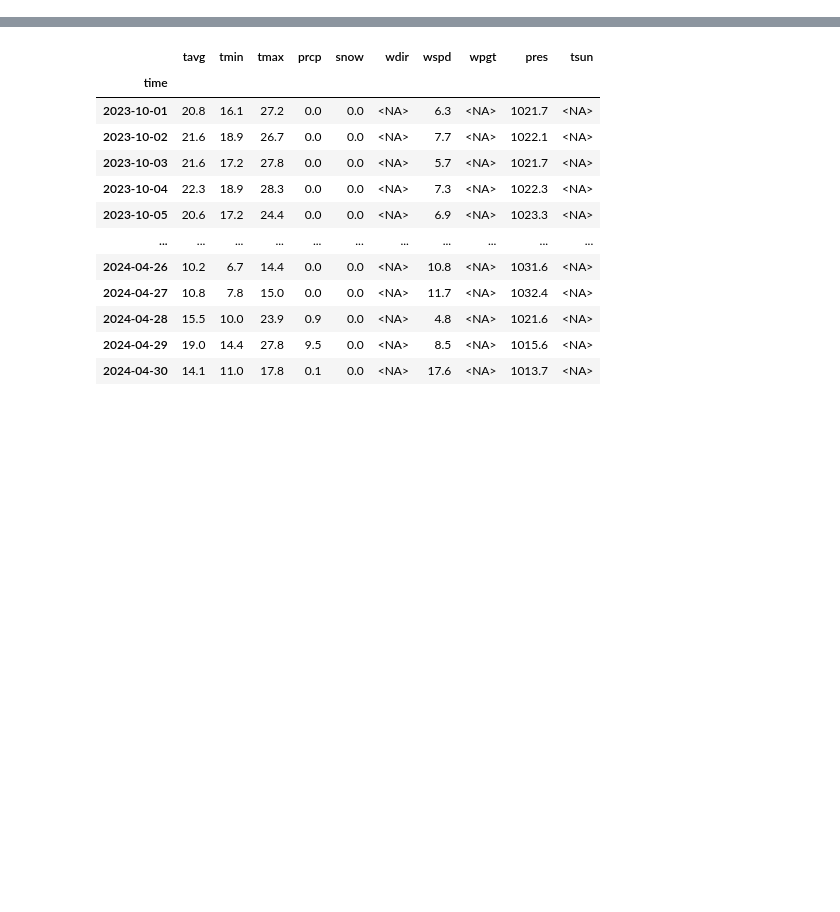
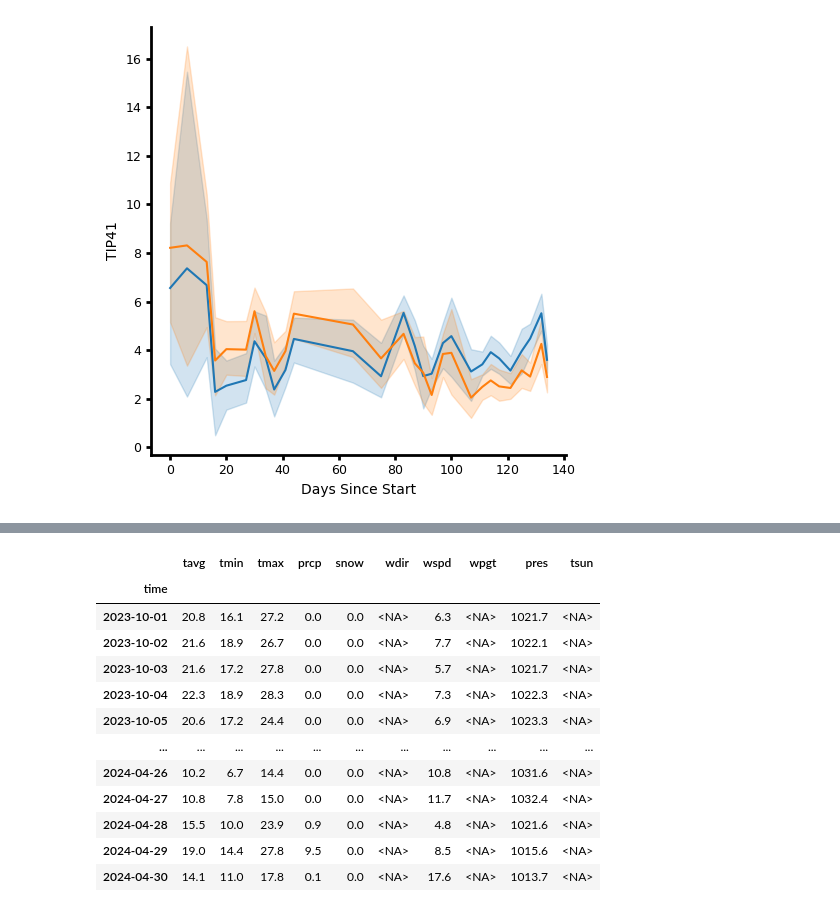
Before and after one commit to mikepassal/Outdoor_microbiome, a Jupyter notebook: Local_analysis/Analysis_post_Luke_talk/Removing_time_component/Check_PCA_component_removal_vs_original_data.ipynb, the cells around one changed output, grey strips where cells are left out. Saved outputs shown, nothing was run; the diff lists cells and outputs as text; code cells hidden in the pictures; blank space fills up the shorter version.

```diff
--- a/Local_analysis/Analysis_post_Luke_talk/Removing_time_component/Check_PCA_component_removal_vs_original_data.ipynb
+++ b/Local_analysis/Analysis_post_Luke_talk/Removing_time_component/Check_PCA_component_removal_vs_original_data.ipynb
@@ -235,0 +259,64 @@ plt.tight_layout()
+# %%
+## Plot lineplot of AT4G34270 in the original data and the data with the first component removed.
+fig, ax = plt.subplots(figsize=(5, 5), dpi=100)
+fig.patch.set_facecolor("white")
+ax = sns.lineplot(
+    y=recompiled_df["AT4G34270"],
+    x=long_term_metadata["daysincestart"],
+    # hue=long_term_metadata["daysincestart"],
+    # s=20,
+    # alpha=0.7,
+)
+ax = sns.lineplot(
+    y=long_term_transcriptome["AT4G34270"],
+    x=long_term_metadata["daysincestart"],
+    # hue=long_term_metadata["daysincestart"],
+    # s=20,
+    # alpha=0.7,
+)
+# ax2 = plt.twinx()
+# sns.lineplot(
+#     x=long_term_metadata_w_load_info['Sample Number'],
+#     y=long_term_metadata_w_load_info['Scaled HAM16S'],
+#     color = 'k'
+# )
+# plt.xticks([])
+# plt.yticks([])
+plt.ylabel("TIP41", fontsize=10)
+plt.xlabel("Days Since Start", fontsize=10)
+sns.despine()
+# ax.set_ylabel(ylabel = 'Normalized Gene Expression', fontsize = 14, color = 'k')
+# ax.grid(False)
+# plt.axhline(1, color = 'red', linestyle = 'dashed')
+ax.spines["bottom"].set_color("black")
+ax.spines["bottom"].set_linewidth(2)
+ax.spines["left"].set_color("black")
+ax.spines["left"].set_linewidth(2)
+
+ax.spines["top"].set_color("black")
+ax.spines["top"].set_linewidth(0)
+
+# ax2.spines["right"].set_color("black")
+# ax2.spines["right"].set_linewidth(2)
+# ax2.spines["top"].set_color("black")
+# ax2.spines["top"].set_linewidth(0)
+ax.tick_params(axis="both", width=2)
+# plt.xlim((0,3))
+# plt.ylim((0, 3))
+# handles, labels  =  ax.get_legend_handles_labels()
+# ax.legend(loc="upper right")
+# plt.title("Current Threshold is 31", fontsize = 20)
+plt.xticks(
+    fontsize=9,
+)  # rotation=90
+plt.yticks(fontsize=9)
+# plt.ylim(-.02,1)
+plt.tight_layout()
+# ax.plot([0,1],[0,1], transform=ax.transAxes, linestyle = 'dashed', color = 'k', linewidth = 1.5)
+# for line in range(0,full_meta_data.shape[0]):
+#      ax.text(pca[:,0][line]+0.01, pca[:,1][line],
+#      full_meta_data['plate.pos'][line], horizontalalignment='left',
+#      size='medium', color='black', weight='semibold')
+# plt.savefig('/Users/michael/Data/Luke_terrace_experiment/Output_for_Luke/Figs/6_interesting_genes_proteasome.pdf')
+# %% [output]
+[figure, added]
```
Also changed, not shown: parts of 25 cells of this notebook, 1 other file.
